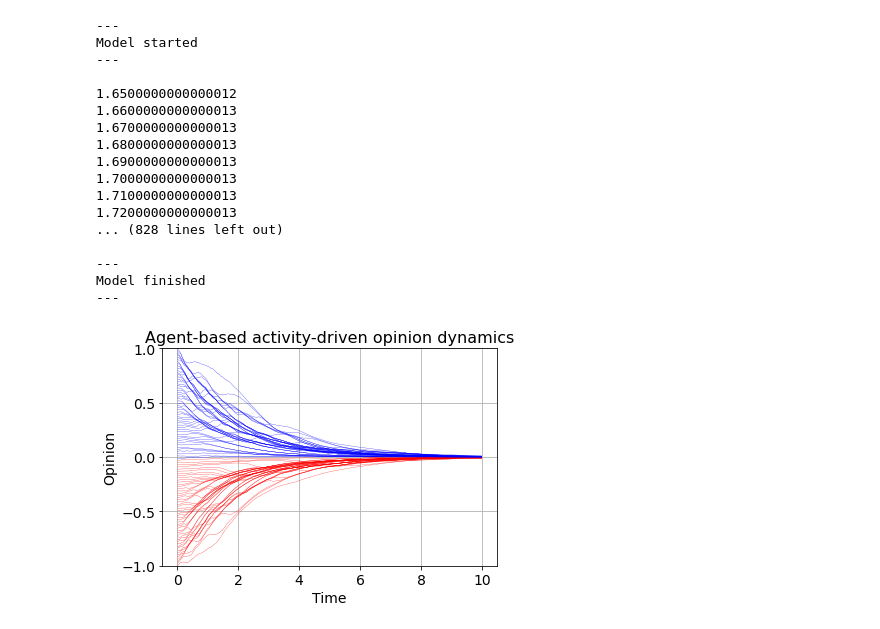
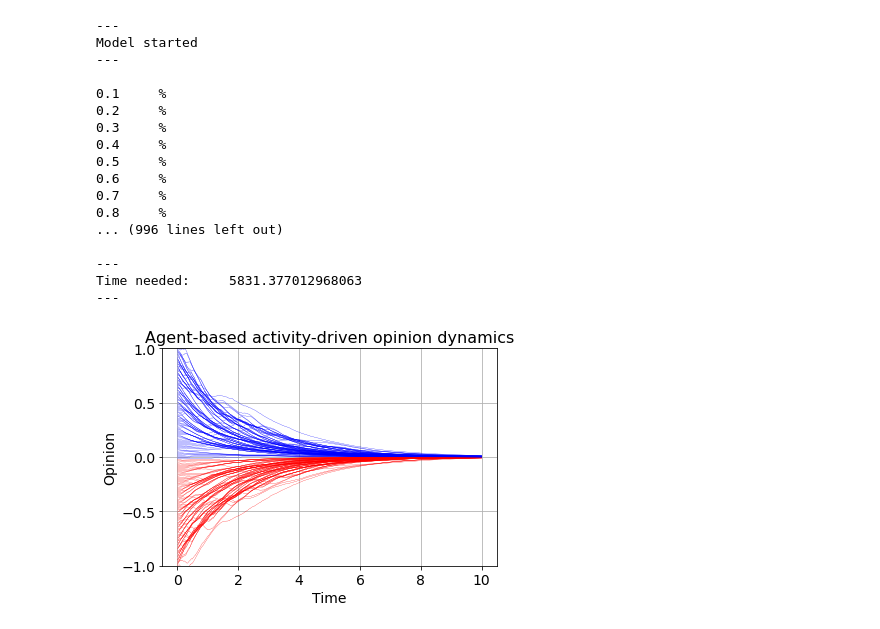
Before and after one commit to J3nF/Echo-Chamber, a Jupyter notebook: Jens-Echo-Chamber-Hobby.ipynb, the cells around one changed output. Saved outputs shown, nothing was run; the diff lists cells and outputs as text; code cells hidden in the pictures.

Commit message:
Added simple time counter. Added automated plot saving and naming. Added measured execution times.

```diff
--- a/Jens-Echo-Chamber-Hobby.ipynb
+++ b/Jens-Echo-Chamber-Hobby.ipynb
@@ -95,7 +94,7 @@ def generateContactMatrix(x, beta, m, r):
 t_current = 0
 tMax = 10
 dt = 0.01
-N = 100
+N = 200
 K=3
 # Define different alpha, beta values as arrays from which to pick for each graph
 alphas = np.array([0.05, 3, 3])
@@ -120,7 +119,7 @@ print('---\nModel started\n---\n')
 
 while t_current+dt < tMax:
     t_current = t_current + dt
-    print(t_current*100/tMax,'\t%')
+    print(round(t_current*100/tMax,2),'\t%')
     currentOpinions = model.getAllOpinions()
     t_RK4 = np.linspace(t_current-dt, t_current, 2)
     A = generateContactMatrix(currentOpinions, beta_current, m, r)
@@ -139,47 +138,50 @@ print('\n---\nTime needed:\t',execution_end_time-execution_start_time,'\n---')
 Model started
 ---
 
-1.6500000000000012
-1.6600000000000013
-1.6700000000000013
-1.6800000000000013
-1.6900000000000013
-1.7000000000000013
-1.7100000000000013
-1.7200000000000013
-... (828 lines left out)
+0.1     %
+0.2     %
+0.3     %
+0.4     %
+0.5     %
+0.6     %
+0.7     %
+0.8     %
+... (996 lines left out)
 
 ---
-Model finished
+Time needed:     5831.377012968063
 ---
 # %%
-# Plotting
+# Plot results:
 
+# Globally change font size for Matplotlib plots
 plt.rcParams.update({'font.size': 14})
 
-color = 'b'
+# Get time values for plotting out of storage array information
 time_finish = len(opinionStorage)*dt
 time_0 = 0
 times = np.arange(time_0, time_finish, dt)
 
+# Plot each agent via looping over storage array
 for i in range(len(opinionStorage.T)):
+    # In case the last value of agent i is negative, the graph color will be changed to red
     if opinionStorage.T[i][-1] < 0:
         color = 'r'
     else:
         color ='b'
     plt.plot(times, opinionStorage.T[i], color, linewidth=.25)
-
 
 plt.xlabel('Time')
 plt.ylabel('Opinion')
 plt.title('Agent-based activity-driven opinion dynamics', size=16)
 plt.grid()
 plt.ylim([-1, 1])
 #plt.xticks([0, 5, 10])
 #plt.yticks([-5, 0, 5])
-plt.show()
 
 # Uncomment if you do want to save the figure:
-#fig.savefig('Plot--N=',N,'--alpha=',alpha_current,'--beta=',beta_current,'.png')
+plot_name = 'Plot--N='+str(N)+'--alpha='+str(alpha_current)+'--beta='+str(beta_current)+'.png'
+plt.savefig(plot_name)
+plt.show()
 # %% [output]
-[figure, old version]
+[figure, new version]
```
Also changed, not shown: parts of 1 cell of this notebook, 2 other files.
